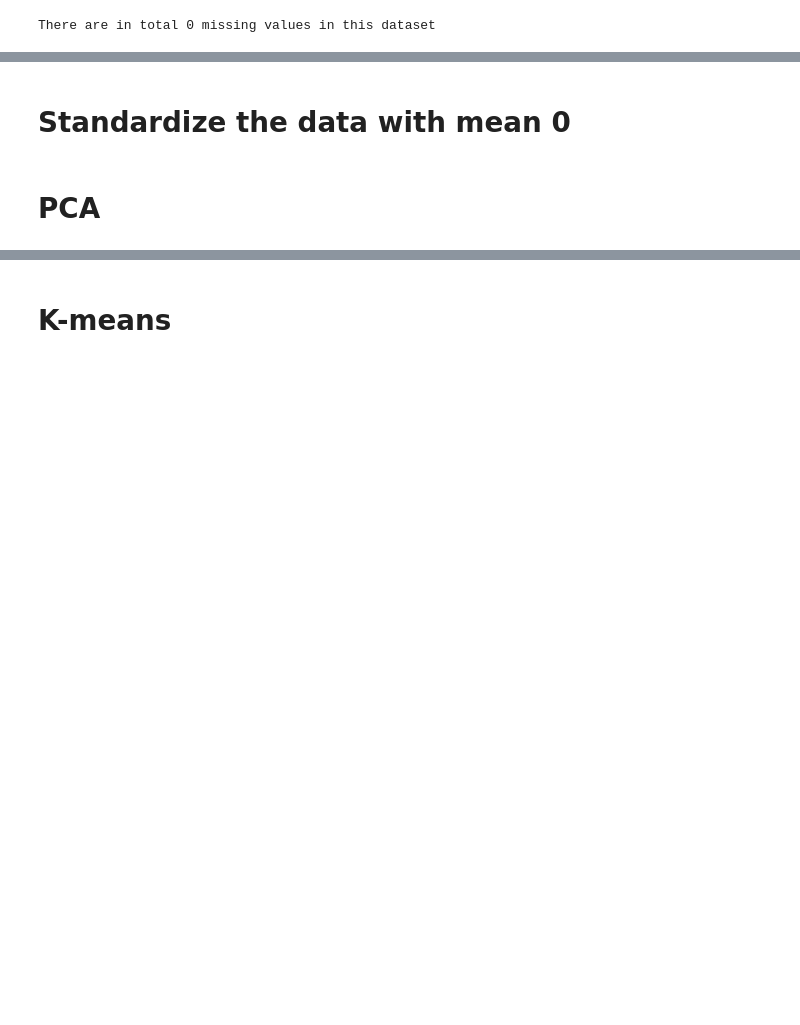
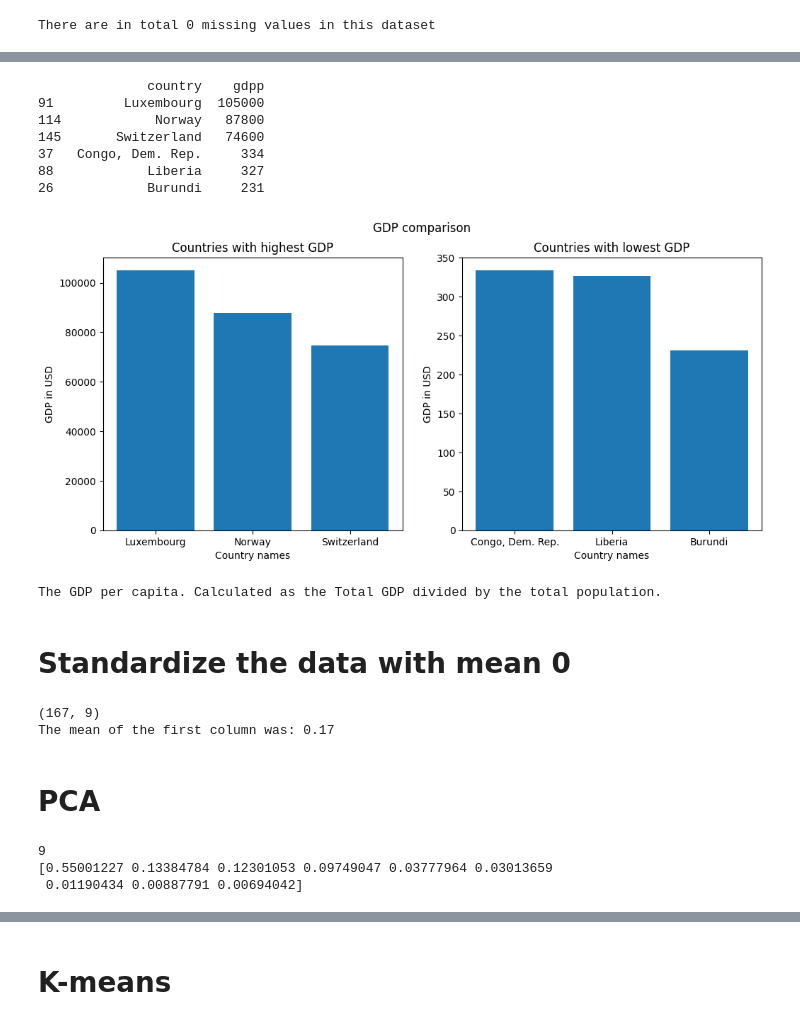
Before and after one commit to Lukas2010/Country-data, a Jupyter notebook: unsupervised-learning-country-data.ipynb, the cells around one changed output, grey strips where cells are left out. Saved outputs shown, nothing was run; the diff lists cells and outputs as text; code cells hidden in the pictures; blank space fills up the shorter version.

```diff
--- a/unsupervised-learning-country-data.ipynb
+++ b/unsupervised-learning-country-data.ipynb
@@ -110,4 +198,70 @@ plt.show()
+# %%
+gdpp_comp = data.sort_values(by = ["gdpp"], ascending=False).loc[:,["country","gdpp"]].iloc[[0,1,2,164,165,166],:]
+
+print(gdpp_comp)
+
+fig,axs = plt.subplots(1,2,figsize=(12, 5))
+
+axs[0].bar(gdpp_comp.iloc[0:3,0], gdpp_comp.iloc[0:3,1])
+axs[0].set_title("Countries with highest GDP")
+axs[0].set_xlabel("Country names")
+axs[0].set_ylabel("GDP in USD")
+
+axs[1].bar(gdpp_comp.iloc[3:6,0], gdpp_comp.iloc[3:6,1])
+axs[1].set_title("Countries with lowest GDP")
+axs[1].set_xlabel("Country names")
+axs[1].set_ylabel("GDP in USD")
+
+fig.suptitle("GDP comparison")
+
+plt.show()
+
+print(data_description[data_description["Column Name"] == "gdpp"]["Description"].iloc[0])
+# %% [output]
+              country    gdpp
+91         Luxembourg  105000
+114            Norway   87800
+145       Switzerland   74600
+37   Congo, Dem. Rep.     334
+88            Liberia     327
+26            Burundi     231
+[figure, added]
+The GDP per capita. Calculated as the Total GDP divided by the total population.
 # %% [markdown]
 # Standardize the data with mean 0
+# %%
+from sklearn.preprocessing import MinMaxScaler
+
+# remove country label
+
+data_no_country = data.drop(columns = ["country"])
+
+scaler = MinMaxScaler()
+
+data_scaled = scaler.fit_transform(data_no_country)
+
+#print(data_scaled)
+print(data_scaled.shape)
+
+#print(data_scaled[:,1].mean())
+
+print("The mean of the first column was: %4.2f" % (data_scaled[:,0].mean()))
+
+#print(data_scaled.gdpp.mean())
+# %% [output]
+(167, 9)
+The mean of the first column was: 0.17
 # %% [markdown]
 # PCA
+# %%
+from sklearn.decomposition import PCA
+
+pca = PCA()
+pca.fit(data_scaled)
+explained_variance_ratio = pca.explained_variance_ratio_
+print(len(explained_variance_ratio))
+print(explained_variance_ratio)
+# %% [output]
+9
+[0.55001227 0.13384784 0.12301053 0.09749047 0.03777964 0.03013659
+ 0.01190434 0.00887791 0.00694042]
```
Also changed, not shown: parts of 7 cells of this notebook.
